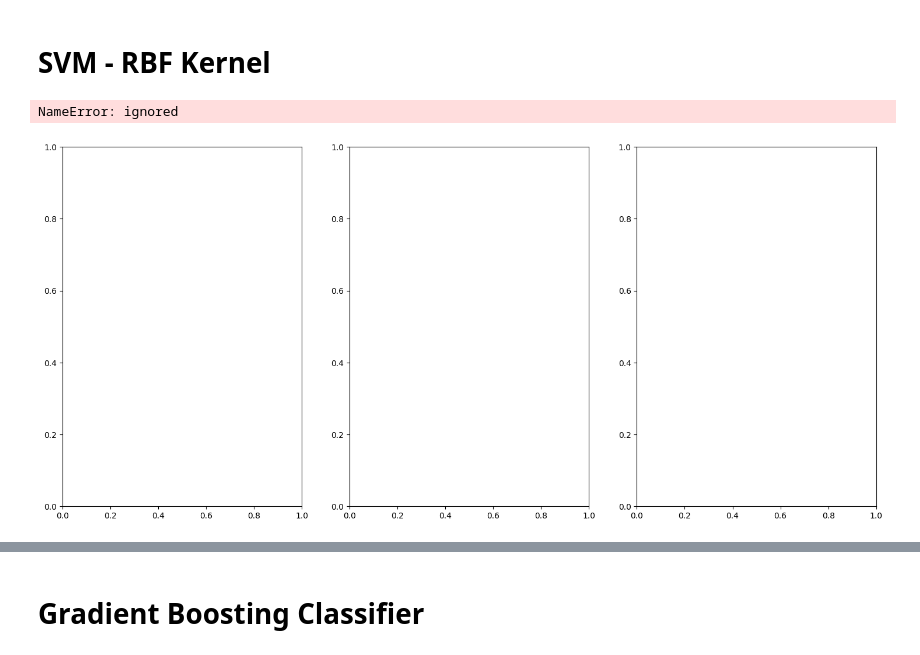
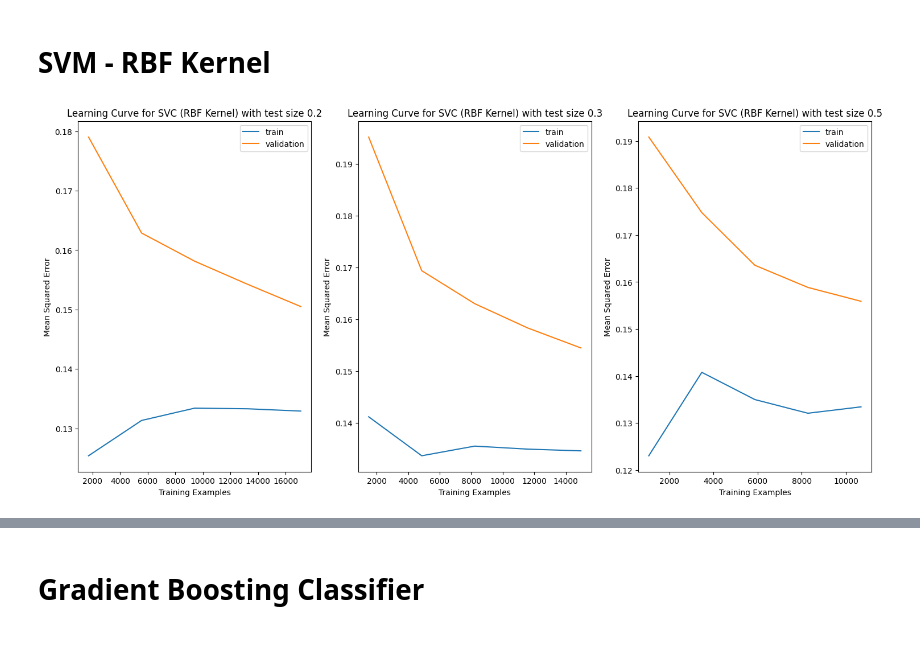
Before and after one commit to cierrakoen/ML_Hotel_Cancellation_Predictor, a Jupyter notebook: ML_Hotel_cancellations.ipynb, the cells around one changed output, grey strips where cells are left out. Saved outputs shown, nothing was run; the diff lists cells and outputs as text; code cells hidden in the pictures.

```diff
--- a/ML_Hotel_cancellations.ipynb
+++ b/ML_Hotel_cancellations.ipynb
@@ -376,7 +418,7 @@ for idx, split in enumerate(splits):
     X_train, _, y_train, _ = train_test_split(X, y, test_size=split/100, random_state=seed)
 
     ct_gnb = ColumnTransformer(transformers=[("cat_preprocess", one_hot, cat_features),
-                                     ("num_preprocess", scaler, num_features)]
+                                     ("num_preprocess", scaler, num_features)], sparse_threshold=0)
     gnb_clf = Pipeline([("transformer", ct_gnb), ("gnb", GaussianNB())])
     cv_scores = cross_validate(gnb_clf, X_train, y_train, cv=10, n_jobs=-1)
     gnb_clf.fit(X_train, y_train)
@@ -421,6 +480,8 @@ lin_reg_models = []
 fig, axs = plt.subplots(1, 3, figsize=(18, 8))
 for idx, split in enumerate(splits):
   X_train, _, y_train, _ = train_test_split(X, y, test_size=split/100, random_state=seed)
+  ct = ColumnTransformer(transformers=[("cat_preprocess", one_hot, cat_features),
+                                     ("num_preprocess", scaler, num_features)])
 
   lin_reg_clf = Pipeline([("transformer",ct),("lin_reg",LinearRegression())])
   lin_reg_clf.fit(X_train,y_train)
@@ -428,5 +489,5 @@ for idx, split in enumerate(splits):
   plot_learning_curve(lin_reg_clf, X_train, y_train, axs[idx])
   axs[idx].set_title(f"Learning Curve for {lin_reg_clf[-1].__class__.__name__} with test size {split/100}")
 
-best_models.append(lin_reg_models)
+best_regression_models.append(lin_reg_models)
 # %% [output]
@@ -433,0 +497,21 @@ best_models.append(lin_reg_models)
+# %%
+lin_ridge_models = []
+fig, axs = plt.subplots(1, 3, figsize=(18, 8))
+for idx, split in enumerate(splits):
+  X_train, _, y_train, _ = train_test_split(X, y, test_size=split/100, random_state=seed)
+  ct = ColumnTransformer(transformers=[("cat_preprocess", one_hot, cat_features),
+                                     ("num_preprocess", scaler, num_features)])
+
+  alphas= [0.001, 0.01, 0.1, 1, 10, 100]
+
+  lin_ridge_clf = Pipeline([("transformer",ct),("lin_ridge",RidgeCV(alphas=alphas,cv=10))])
+
+
+  lin_ridge_clf.fit(X_train,y_train)
+  ridge_clf = lin_ridge_clf.named_steps['lin_ridge']
+  print(f"Best alpha for split {split}: {ridge_clf.alpha_:.3f}")
+  lin_ridge_models.append(lin_ridge_clf)
+
+  plot_learning_curve(lin_ridge_clf, X_train, y_train, axs[idx])
+  axs[idx].set_title(f"Learning Curve for {lin_ridge_clf[-1].__class__.__name__} with test size {split/100}")
+best_regression_models.append(lin_ridge_models)
@@ -438,6 +527,8 @@ svc_lin_models = []
 fig, axs = plt.subplots(1, 3, figsize=(18, 8))
 for idx, split in enumerate(splits):
     X_train, _, y_train, _ = train_test_split(X, y, test_size=split/100, random_state=seed)
+    ct = ColumnTransformer(transformers=[("cat_preprocess", one_hot, cat_features),
+                                     ("num_preprocess", scaler, num_features)])
 
     svc_lin_clf = Pipeline([("transformer", ct), ("svc", SVC(random_state=seed, kernel="linear"))])
     # cv_scores = cross_validate(svc_lin_clf, X_train, y_train, cv=10, n_jobs=-1)
@@ -445,5 +536,5 @@ for idx, split in enumerate(splits):
 
     svc_lin_models.append(svc_lin_clf)
     plot_learning_curve(svc_lin_clf, X_train, y_train, axs[idx])
-    axs[idx].set_title(f"Learning Curve for {svc_lin_clf[-1].__class__.__name__} with test size {split/100}")
+    axs[idx].set_title(f"Learning Curve for {svc_lin_clf[-1].__class__.__name__} (Linear Kernel) with test size {split/100}")
 best_models.append(svc_lin_models)
@@ -452,17 +551,18 @@ best_models.append(svc_lin_models)
 # %%
 svc_rbf_models = []
 fig, axs = plt.subplots(1, 3, figsize=(18, 8))
 for idx, split in enumerate(splits):
     X_train, _, y_train, _ = train_test_split(X, y, test_size=split/100, random_state=seed)
+    ct = ColumnTransformer(transformers=[("cat_preprocess", one_hot, cat_features),
+                                     ("num_preprocess", scaler, num_features)])
 
     svc_clf = Pipeline([("transformer", ct), ("svc", SVC(random_state=seed, kernel="rbf"))])
     # cv_scores = cross_validate(svc_clf, X_train, y_train, cv=10, n_jobs=-1)
     svc_clf.fit(X_train, y_train)
 
     svc_rbf_models.append(svc_clf)
     plot_learning_curve(svc_clf, X_train, y_train, axs[idx])
-    axs[idx].set_title(f"Learning Curve for {svc_clf[-1].__class__.__name__} with test size {split/100}")
+    axs[idx].set_title(f"Learning Curve for {svc_clf[-1].__class__.__name__} (RBF Kernel) with test size {split/100}")
 best_models.append(svc_rbf_models)
 # %% [output]
-NameError: ignored
-[figure, old version]
+[figure, new version]
```
Also changed, not shown: parts of 40 cells of this notebook.
